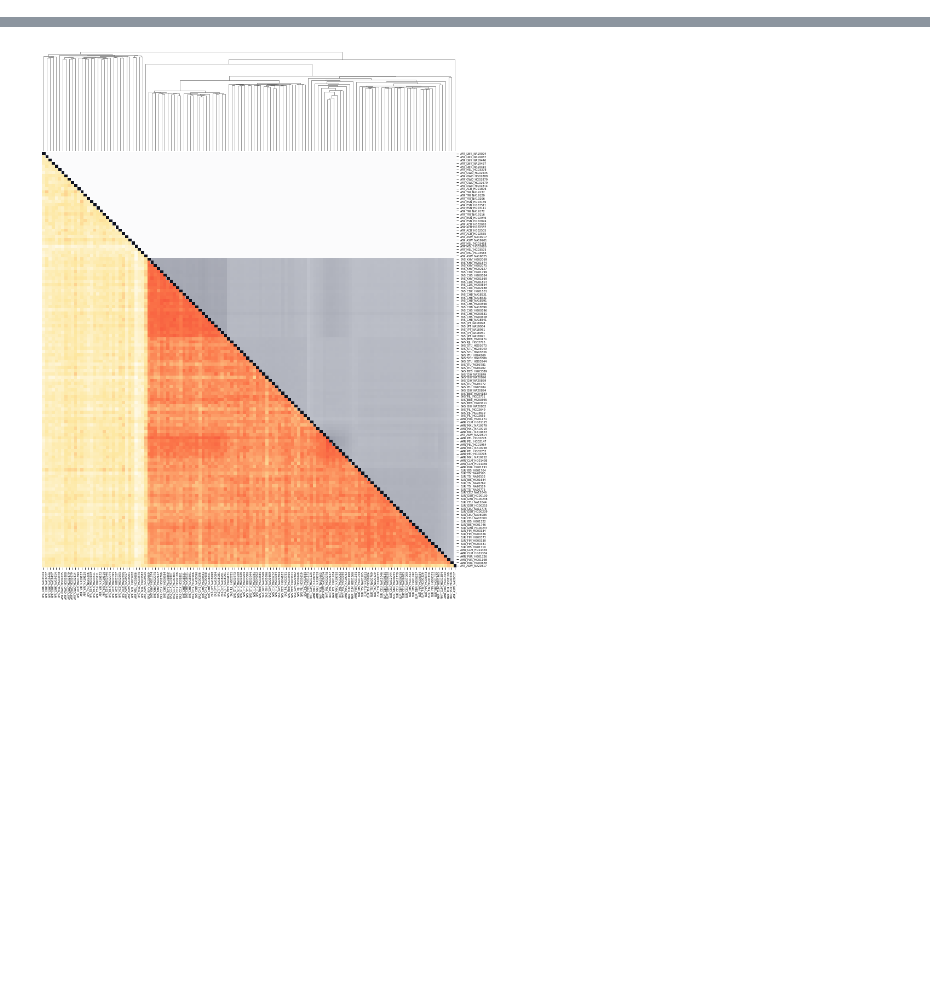
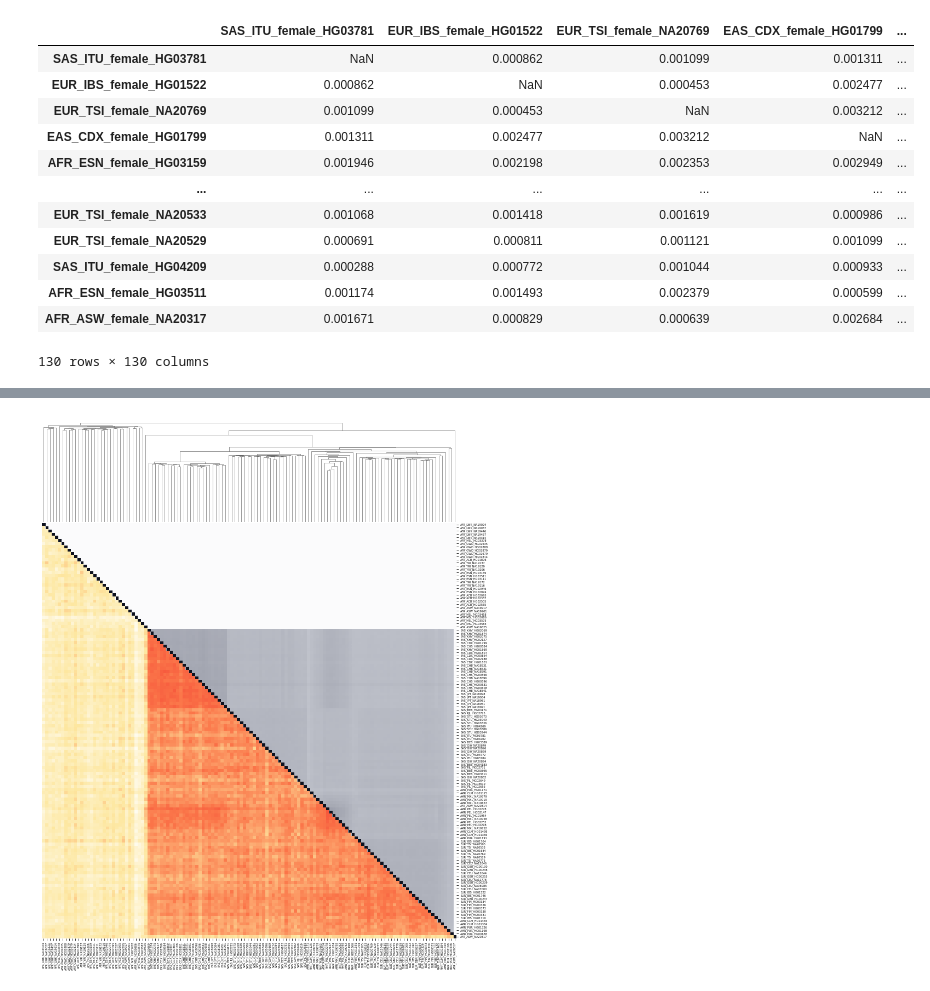
Before and after one commit to erin-n-gilbertson/3DGenome-diversity, a Jupyter notebook: activeNotebooks/Pairwise_sequence.ipynb, the cells around one changed output, grey strips where cells are left out. Cells and saved outputs as stored; diff of their text form; code cells hidden in the pictures; blank space fills up the shorter version.

```diff
--- a/activeNotebooks/Pairwise_sequence.ipynb
+++ b/activeNotebooks/Pairwise_sequence.ipynb
@@ -265,0 +137,17 @@ matrix_3d.head()
+# %%
+w = ('chr1', 1048576)
+dict_3d[w]
+# %% [output]
+|  | SAS_ITU_female_HG03781 | EUR_IBS_female_HG01522 | EUR_TSI_female_NA20769 | EAS_CDX_female_HG01799 | ... |
+| SAS_ITU_female_HG03781 | NaN | 0.000862 | 0.001099 | 0.001311 | ... |
+| EUR_IBS_female_HG01522 | 0.000862 | NaN | 0.000453 | 0.002477 | ... |
+| EUR_TSI_female_NA20769 | 0.001099 | 0.000453 | NaN | 0.003212 | ... |
+| EAS_CDX_female_HG01799 | 0.001311 | 0.002477 | 0.003212 | NaN | ... |
+| AFR_ESN_female_HG03159 | 0.001946 | 0.002198 | 0.002353 | 0.002949 | ... |
+| ... | ... | ... | ... | ... | ... |
+| EUR_TSI_female_NA20533 | 0.001068 | 0.001418 | 0.001619 | 0.000986 | ... |
+| EUR_TSI_female_NA20529 | 0.000691 | 0.000811 | 0.001121 | 0.001099 | ... |
+| SAS_ITU_female_HG04209 | 0.000288 | 0.000772 | 0.001044 | 0.000933 | ... |
+| AFR_ESN_female_HG03511 | 0.001174 | 0.001493 | 0.002379 | 0.000599 | ... |
+| AFR_ASW_female_NA20317 | 0.001671 | 0.000829 | 0.000639 | 0.002684 | ... |
+130 rows × 130 columns
```
Also changed, not shown: parts of 29 cells of this notebook, 1 other file.
